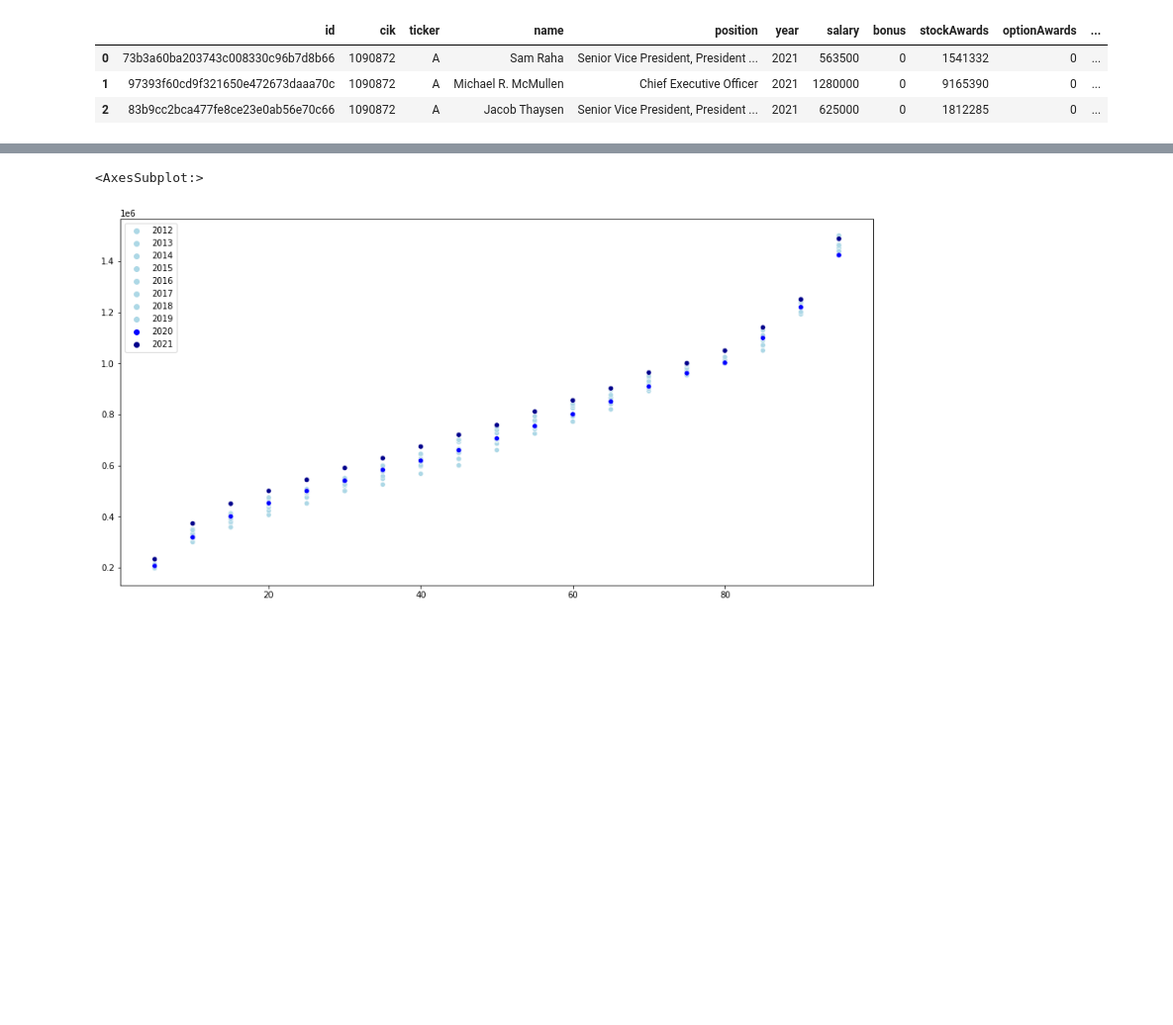
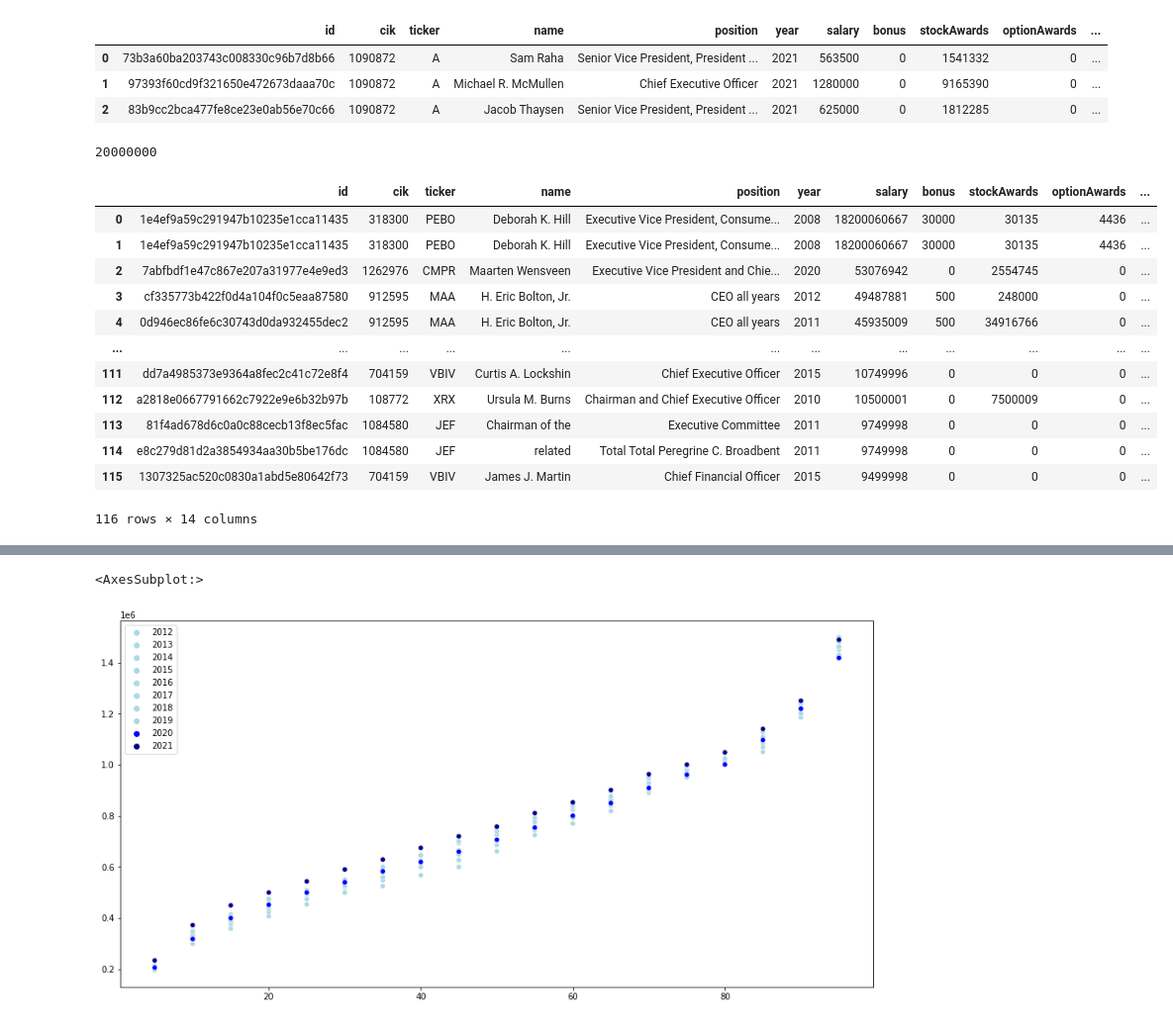
Before and after one commit to sfreagin/follow_the_money, a Jupyter notebook: SEC_API/5b_YOY_CEO_changes.ipynb, the cells around one changed output, grey strips where cells are left out. Shown at 99% size. Saved outputs shown, nothing was run; the diff lists cells and outputs as text; code cells hidden in the pictures; blank space fills up the shorter version.

```diff
--- a/SEC_API/5b_YOY_CEO_changes.ipynb
+++ b/SEC_API/5b_YOY_CEO_changes.ipynb
@@ -69,6 +69,26 @@ starter_df.head(3)
 | 0 | 73b3a60ba203743c008330c96b7d8b66 | 1090872 | A | Sam Raha | Senior Vice President, President ... | 2021 | 563500 | 0 | 1541332 | 0 | ... |
 | 1 | 97393f60cd9f321650e472673daaa70c | 1090872 | A | Michael R. McMullen | Chief Executive Officer | 2021 | 1280000 | 0 | 9165390 | 0 | ... |
 | 2 | 83b9cc2bca477fe8ce23e0ab56e70c66 | 1090872 | A | Jacob Thaysen | Senior Vice President, President ... | 2021 | 625000 | 0 | 1812285 | 0 | ... |
+# %%
+starter_df['salary'].max()
+# %% [output]
+20000000
+# %%
+mistakes_df
+# %% [output]
+|  | id | cik | ticker | name | position | year | salary | bonus | stockAwards | optionAwards | ... |
+| 0 | 1e4ef9a59c291947b10235e1cca11435 | 318300 | PEBO | Deborah K. Hill | Executive Vice President, Consume... | 2008 | 18200060667 | 30000 | 30135 | 4436 | ... |
+| 1 | 1e4ef9a59c291947b10235e1cca11435 | 318300 | PEBO | Deborah K. Hill | Executive Vice President, Consume... | 2008 | 18200060667 | 30000 | 30135 | 4436 | ... |
+| 2 | 7abfbdf1e47c867e207a31977e4e9ed3 | 1262976 | CMPR | Maarten Wensveen | Executive Vice President and Chie... | 2020 | 53076942 | 0 | 2554745 | 0 | ... |
+| 3 | cf335773b422f0d4a104f0c5eaa87580 | 912595 | MAA | H. Eric Bolton, Jr. | CEO all years | 2012 | 49487881 | 500 | 248000 | 0 | ... |
+| 4 | 0d946ec86fe6c30743d0da932455dec2 | 912595 | MAA | H. Eric Bolton, Jr. | CEO all years | 2011 | 45935009 | 500 | 34916766 | 0 | ... |
+| ... | ... | ... | ... | ... | ... | ... | ... | ... | ... | ... | ... |
+| 111 | dd7a4985373e9364a8fec2c41c72e8f4 | 704159 | VBIV | Curtis A. Lockshin | Chief Executive Officer | 2015 | 10749996 | 0 | 0 | 0 | ... |
+| 112 | a2818e0667791662c7922e9e6b32b97b | 108772 | XRX | Ursula M. Burns | Chairman and Chief Executive Officer | 2010 | 10500001 | 0 | 7500009 | 0 | ... |
+| 113 | 81f4ad678d6c0a0c88cecb13f8ec5fac | 1084580 | JEF | Chairman of the | Executive Committee | 2011 | 9749998 | 0 | 0 | 0 | ... |
+| 114 | e8c279d81d2a3854934aa30b5be176dc | 1084580 | JEF | related | Total Total Peregrine C. Broadbent | 2011 | 9749998 | 0 | 0 | 0 | ... |
+| 115 | 1307325ac520c0830a1abd5e80642f73 | 704159 | VBIV | James J. Martin | Chief Financial Officer | 2015 | 9499998 | 0 | 0 | 0 | ... |
+116 rows × 14 columns
 # %%
 ceo_title_list = ['CHIEF EXECUTIVE','CEO']
 cfo_title_list = ['CHIEF FINANC','CFO']
```
Also changed, not shown: parts of 15 cells of this notebook, 1 other file.
